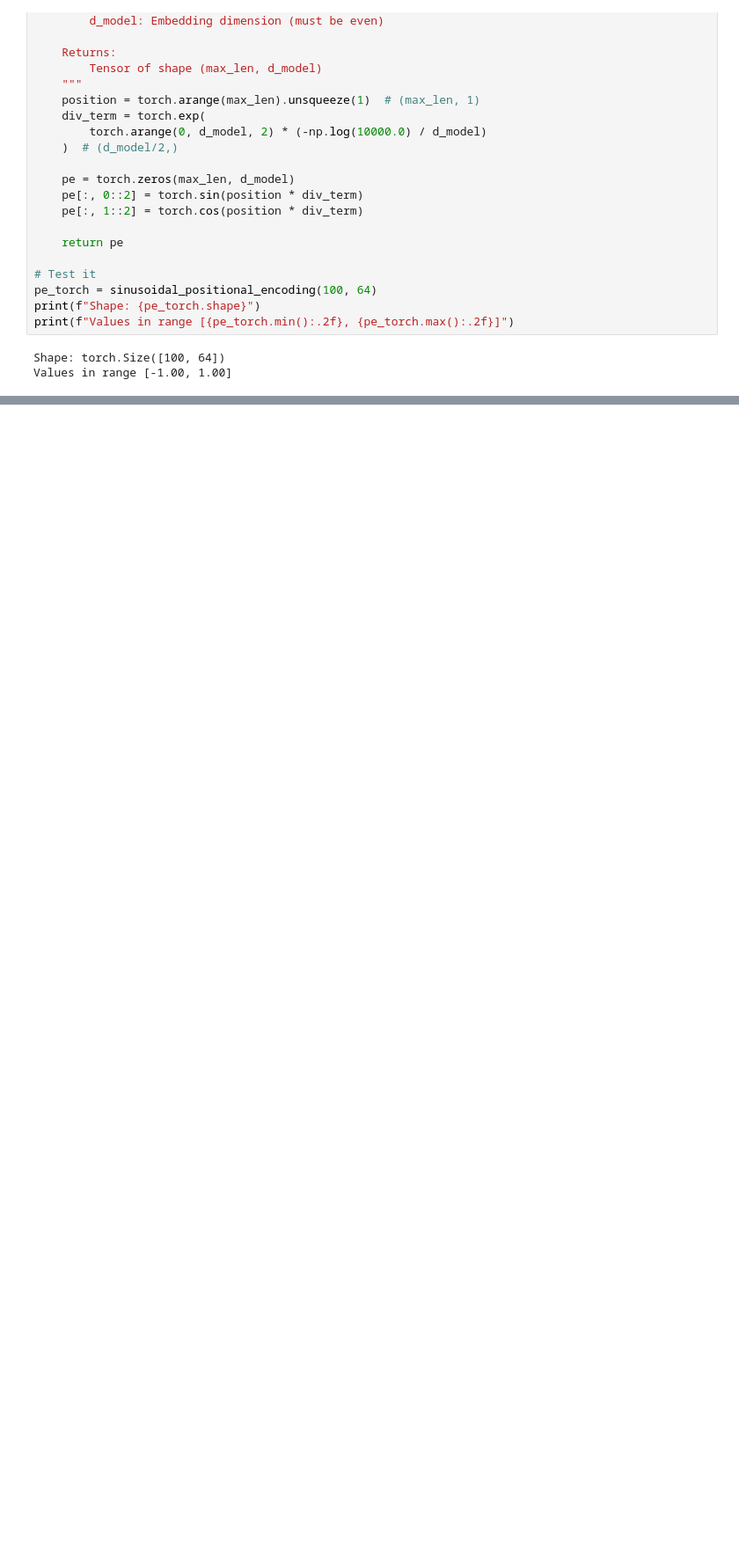
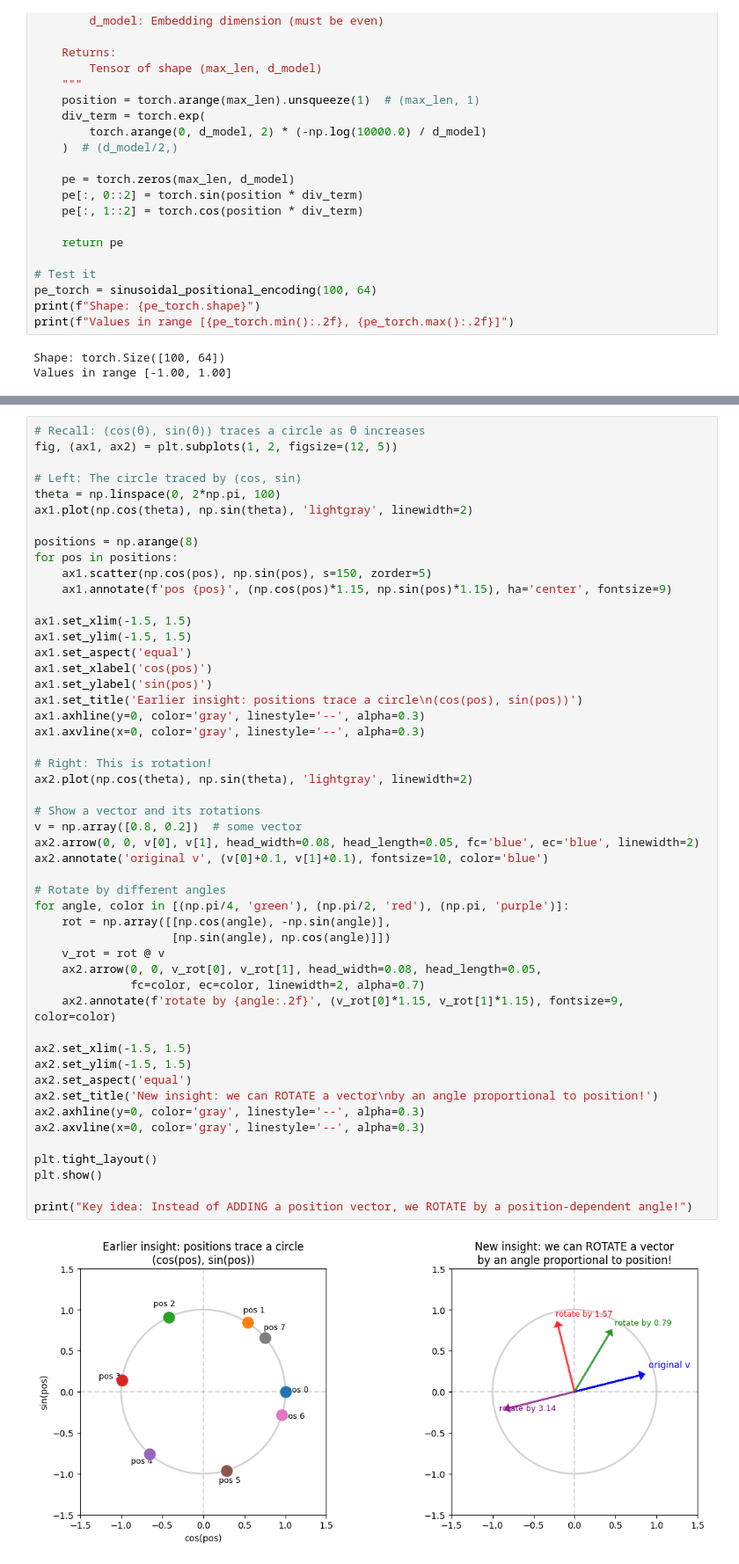
Before and after one commit to SilenNaihin/silen-ai, a Jupyter notebook: projects/transformer/positional_emb.ipynb, the cells around one changed output, grey strips where cells are left out. Shown at 88% size. Saved outputs shown, nothing was run; the diff lists cells and outputs as text; blank space fills up the shorter version.

```diff
--- a/projects/transformer/positional_emb.ipynb
+++ b/projects/transformer/positional_emb.ipynb
@@ -1091,0 +1251,52 @@ The key insight: instead of `q + PE(pos)`, RoPE does `rotate(q, pos)`. We'll exp
+# %%
+# Recall: (cos(θ), sin(θ)) traces a circle as θ increases
+fig, (ax1, ax2) = plt.subplots(1, 2, figsize=(12, 5))
+
+# Left: The circle traced by (cos, sin)
+theta = np.linspace(0, 2*np.pi, 100)
+ax1.plot(np.cos(theta), np.sin(theta), 'lightgray', linewidth=2)
+
+positions = np.arange(8)
+for pos in positions:
+    ax1.scatter(np.cos(pos), np.sin(pos), s=150, zorder=5)
+    ax1.annotate(f'pos {pos}', (np.cos(pos)*1.15, np.sin(pos)*1.15), ha='center', fontsize=9)
+
+ax1.set_xlim(-1.5, 1.5)
+ax1.set_ylim(-1.5, 1.5)
+ax1.set_aspect('equal')
+ax1.set_xlabel('cos(pos)')
+ax1.set_ylabel('sin(pos)')
+ax1.set_title('Earlier insight: positions trace a circle\n(cos(pos), sin(pos))')
+ax1.axhline(y=0, color='gray', linestyle='--', alpha=0.3)
+ax1.axvline(x=0, color='gray', linestyle='--', alpha=0.3)
+
+# Right: This is rotation!
+ax2.plot(np.cos(theta), np.sin(theta), 'lightgray', linewidth=2)
+
+# Show a vector and its rotations
+v = np.array([0.8, 0.2])  # some vector
+ax2.arrow(0, 0, v[0], v[1], head_width=0.08, head_length=0.05, fc='blue', ec='blue', linewidth=2)
+ax2.annotate('original v', (v[0]+0.1, v[1]+0.1), fontsize=10, color='blue')
+
+# Rotate by different angles
+for angle, color in [(np.pi/4, 'green'), (np.pi/2, 'red'), (np.pi, 'purple')]:
+    rot = np.array([[np.cos(angle), -np.sin(angle)],
+                    [np.sin(angle), np.cos(angle)]])
+    v_rot = rot @ v
+    ax2.arrow(0, 0, v_rot[0], v_rot[1], head_width=0.08, head_length=0.05,
+              fc=color, ec=color, linewidth=2, alpha=0.7)
+    ax2.annotate(f'rotate by {angle:.2f}', (v_rot[0]*1.15, v_rot[1]*1.15), fontsize=9, color=color)
+
+ax2.set_xlim(-1.5, 1.5)
+ax2.set_ylim(-1.5, 1.5)
+ax2.set_aspect('equal')
+ax2.set_title('New insight: we can ROTATE a vector\nby an angle proportional to position!')
+ax2.axhline(y=0, color='gray', linestyle='--', alpha=0.3)
+ax2.axvline(x=0, color='gray', linestyle='--', alpha=0.3)
+
+plt.tight_layout()
+plt.show()
+
+print("Key idea: Instead of ADDING a position vector, we ROTATE by a position-dependent angle!")
+# %% [output]
+[figure, added]
```
Also changed, not shown: parts of 37 cells of this notebook.
